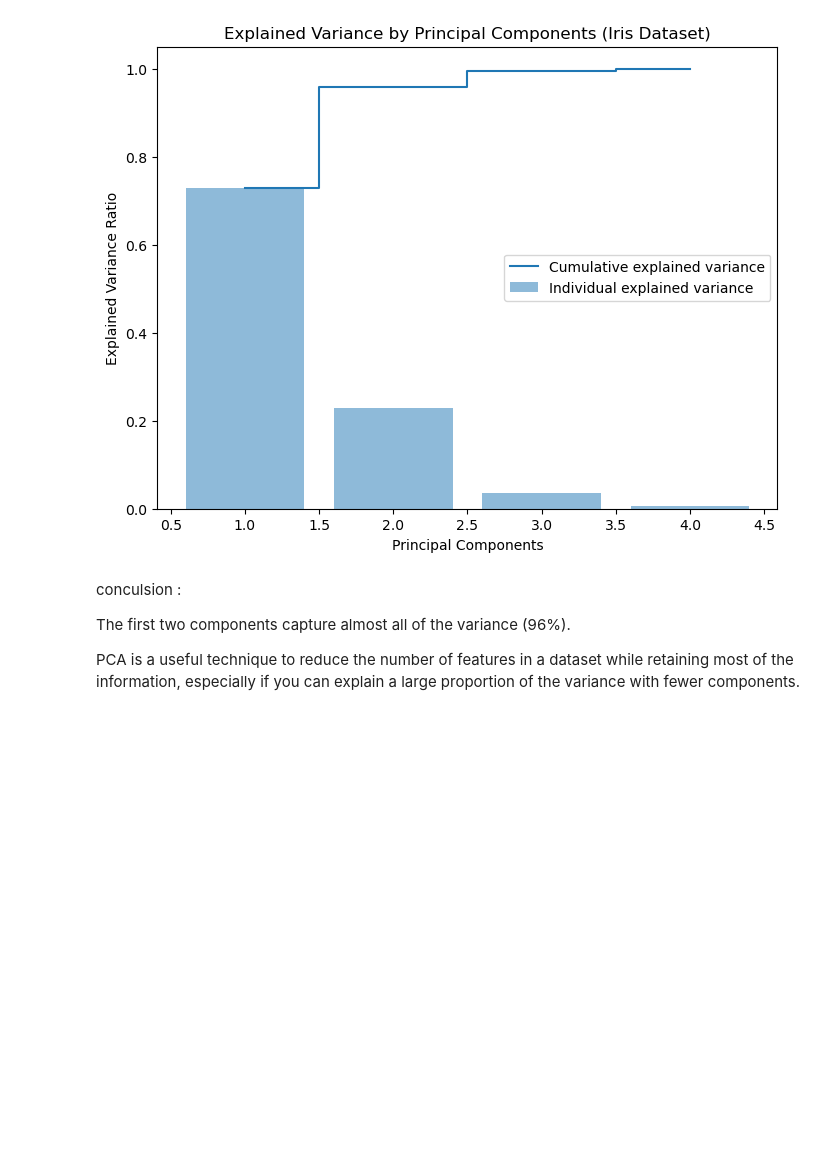
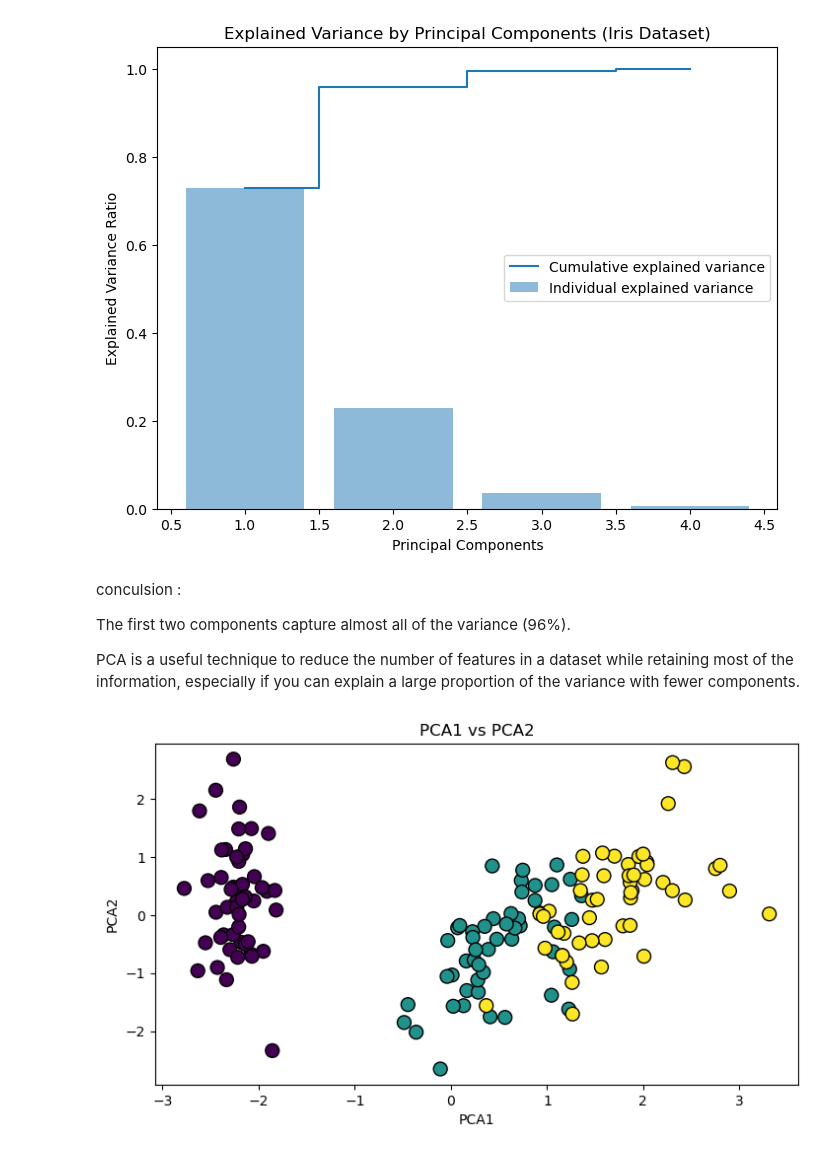
Before and after one commit to CHANDU016/proportion-of-variance-explained-in-PCA, a Jupyter notebook: proportion of variance explained.ipynb, the cells around one changed output. Drawn from its saved outputs; the diff is of its cells as text; code cells hidden in the pictures; blank space fills up the shorter version.

```diff
--- a/proportion of variance explained.ipynb
+++ b/proportion of variance explained.ipynb
@@ -97,3 +100,20 @@ conculsion :
 The first two components capture almost all of the variance (96%).
 
 PCA is a useful technique to reduce the number of features in a dataset while retaining most of the information, especially if you can explain a large proportion of the variance with fewer components.
+# %%
+pca_result =pca.fit_transform(x_scaled)
+# %%
+plt.figure(figsize=(14, 8))
+
+# Plotting PCA1 vs PCA2
+plt.subplot(2, 2, 1)
+plt.scatter(pca_result[:, 0], pca_result[:, 1], c=y, cmap='viridis', edgecolor='k', s=100)
+plt.xlabel('PCA1')
+plt.ylabel('PCA2')
+plt.title('PCA1 vs PCA2')
+
+
+plt.tight_layout()
+plt.show()
+# %% [output]
+[figure, added]
```
Also changed, not shown: parts of 7 cells of this notebook.
